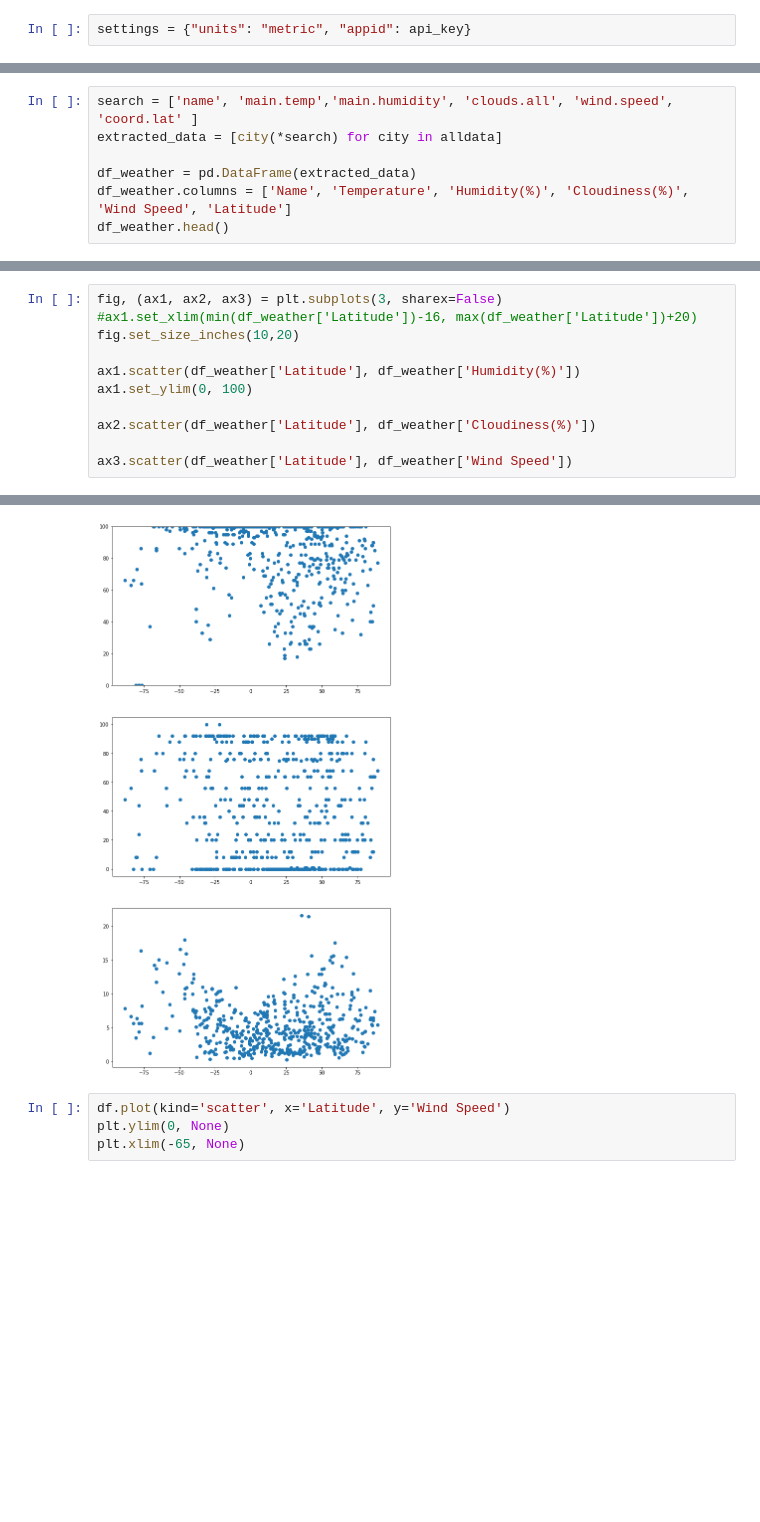
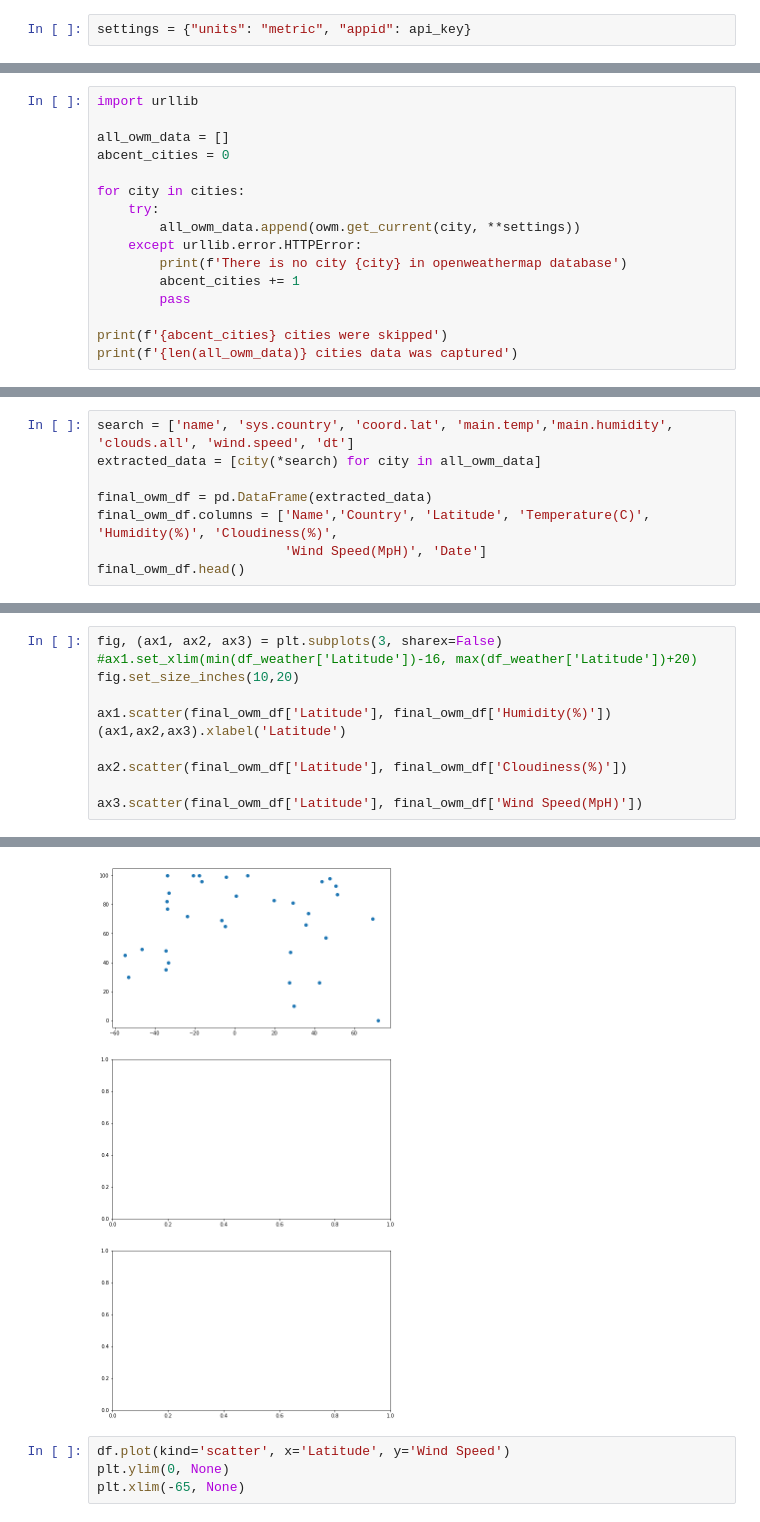
Before and after one commit to Gryazzz/Weather_Python, a Jupyter notebook: Weather_API.ipynb, the cells around one changed output, grey strips where cells are left out. Drawn from its saved outputs; the diff is of its cells as text; blank space fills up the shorter version.

Commit message:
Almost there

```diff
--- a/Weather_API.ipynb
+++ b/Weather_API.ipynb
@@ -99,0 +119,16 @@ print(len(alldata))
+# %%
+import urllib
+
+all_owm_data = []
+abcent_cities = 0
+
+for city in cities:
+    try:
+        all_owm_data.append(owm.get_current(city, **settings))
+    except urllib.error.HTTPError:
+        print(f'There is no city {city} in openweathermap database')
+        abcent_cities += 1
+        pass
+
+print(f'{abcent_cities} cities were skipped')
+print(f'{len(all_owm_data)} cities data was captured')
@@ -100,8 +143,9 @@ print(len(alldata))
 # %%
-search = ['name', 'main.temp','main.humidity', 'clouds.all', 'wind.speed', 'coord.lat' ]
-extracted_data = [city(*search) for city in alldata]
+search = ['name', 'sys.country', 'coord.lat', 'main.temp','main.humidity', 'clouds.all', 'wind.speed', 'dt']
+extracted_data = [city(*search) for city in all_owm_data]
 
-df_weather = pd.DataFrame(extracted_data)
-df_weather.columns = ['Name', 'Temperature', 'Humidity(%)', 'Cloudiness(%)', 'Wind Speed', 'Latitude']
-df_weather.head()
+final_owm_df = pd.DataFrame(extracted_data)
+final_owm_df.columns = ['Name','Country', 'Latitude', 'Temperature(C)', 'Humidity(%)', 'Cloudiness(%)',
+                        'Wind Speed(MpH)', 'Date']
+final_owm_df.head()
 # %% [output]
@@ -128,10 +172,10 @@ fig, (ax1, ax2, ax3) = plt.subplots(3, sharex=False)
 #ax1.set_xlim(min(df_weather['Latitude'])-16, max(df_weather['Latitude'])+20)
 fig.set_size_inches(10,20)
 
-ax1.scatter(df_weather['Latitude'], df_weather['Humidity(%)'])
-ax1.set_ylim(0, 100)
+ax1.scatter(final_owm_df['Latitude'], final_owm_df['Humidity(%)'])
+(ax1,ax2,ax3).xlabel('Latitude')
 
-ax2.scatter(df_weather['Latitude'], df_weather['Cloudiness(%)'])
+ax2.scatter(final_owm_df['Latitude'], final_owm_df['Cloudiness(%)'])
 
-ax3.scatter(df_weather['Latitude'], df_weather['Wind Speed'])
+ax3.scatter(final_owm_df['Latitude'], final_owm_df['Wind Speed(MpH)'])
 # %% [output]
@@ -139,4 +183,4 @@ ax3.scatter(df_weather['Latitude'], df_weather['Wind Speed'])
-[figure, old version]
+[figure, new version]
 # %%
 df.plot(kind='scatter', x='Latitude', y='Wind Speed')
 plt.ylim(0, None)
```
Also changed, not shown: parts of 14 cells of this notebook.
